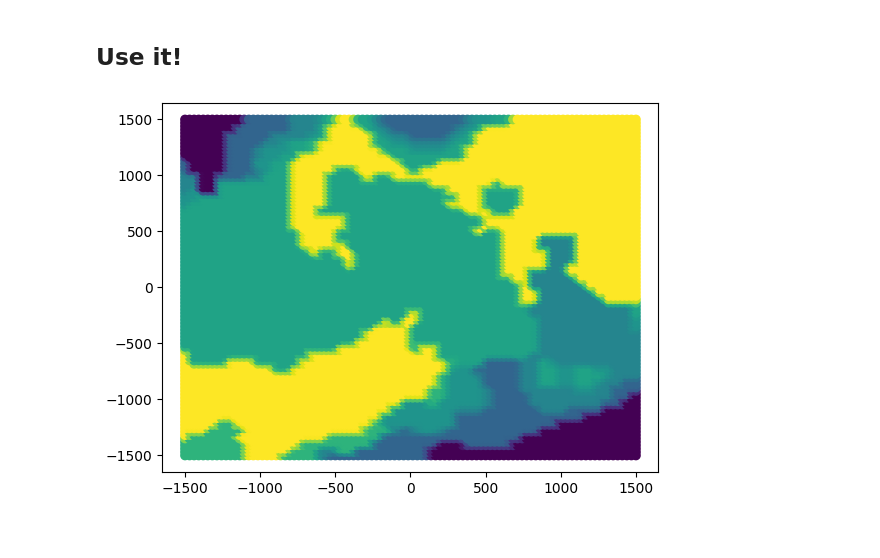
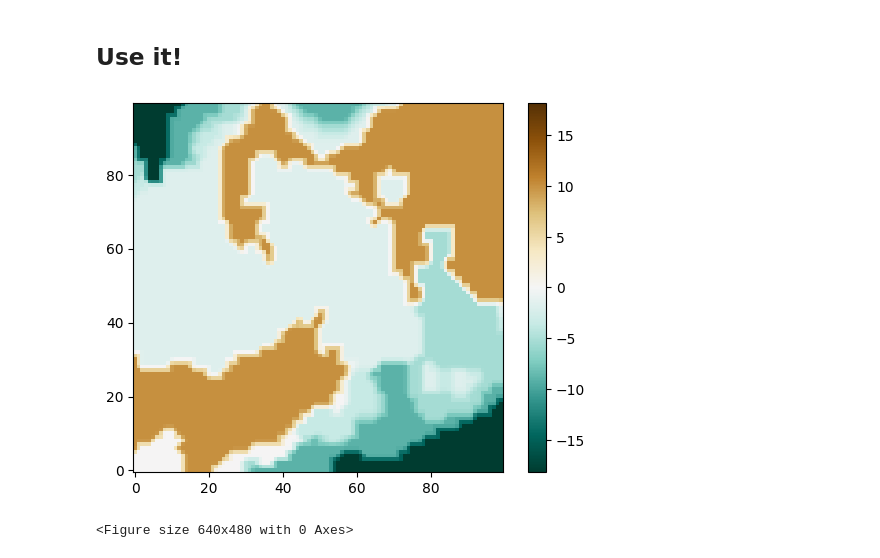
Before and after one commit to HRI-EU/ProMis, a Jupyter notebook: examples/promis-ships.ipynb, the cells around one changed output. Cells and saved outputs as stored; diff of their text form; code cells hidden in the pictures.

```diff
--- a/examples/promis-ships.ipynb
+++ b/examples/promis-ships.ipynb
@@ -6,21 +8,29 @@
 # %%
-# Ignore unimportant warnings in Jupyter
+# Standard library
+import json
 import warnings
-
-# Standard library
 from pathlib import Path
 
-# Plotting and figure settings
+# Plotting, figure settings, math
+import matplotlib
+import pandas as pd
 from matplotlib import pyplot as plt
-
-# Math and data processing
-from numpy import eye
+from matplotlib.transforms import Affine2D
+from numpy import eye, set_printoptions
+import seaborn as sns
+from svgpath2mpl import parse_path
+from svgpathtools import svg2paths
 
 # ProMis
 from promis import ProMis, StaRMap
 from promis.geo import CartesianMap, CartesianRasterBand, PolarLocation
 from promis.loaders import NauticalChartLoader
 from promis.logic.spatial.depth import Depth
+
+# Use full width of juptyer notebook
+set_printoptions(linewidth=180, formatter={"float_kind": "{:4.6f}".format})
+matplotlib.rcParams["pdf.fonttype"] = 42
+matplotlib.rcParams["ps.fonttype"] = 42
 # %% [markdown]
 ## General setting
 # %%
@@ -74,8 +103,9 @@ star_map.add_support_points(support, 10)
 ## Use it!
 # %%
 depth: Depth = star_map.get("depth", None)
-depth.parameters.scatter()
+depth.plot(target_resolution)
 plt.show()
 plt.clf()
 # %% [output]
-[figure, old version]
+[figure, new version]
+<Figure size 640x480 with 0 Axes>
```
Also changed, not shown: parts of 28 cells of this notebook, 4 other files.
